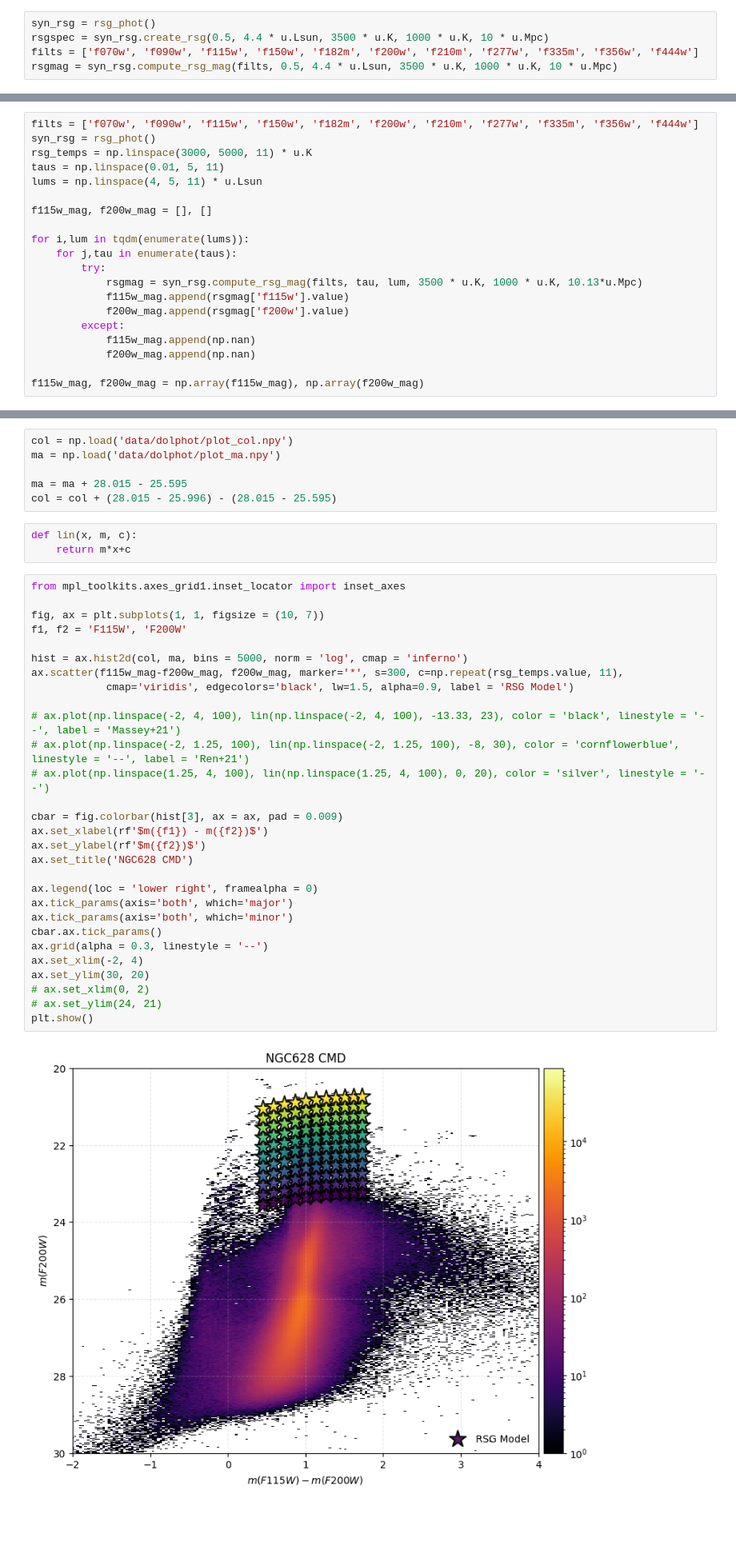
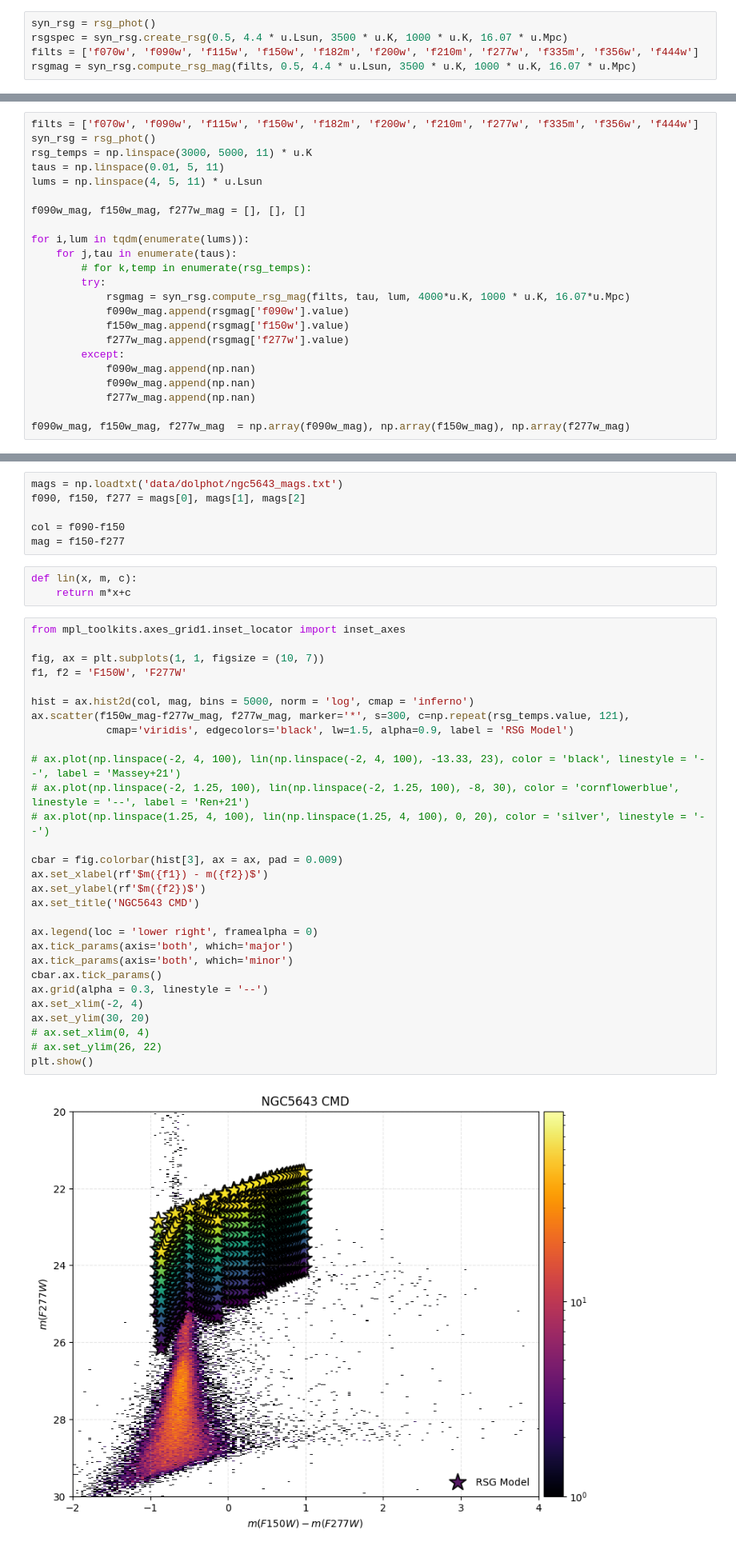
Before and after one commit to aswinsuresh24/rsg_phot, a Jupyter notebook: rsg_phot.ipynb, the cells around one changed output, grey strips where cells are left out. Shown at 80% size. Drawn from its saved outputs; the diff is of its cells as text; blank space fills up the shorter version.

```diff
--- a/rsg_phot.ipynb
+++ b/rsg_phot.ipynb
@@ -22,8 +20,8 @@ WARNING: Failed to load Vega spectrum from /Users/aswin/data/pandeia_hst_grp/red
 # %%
 syn_rsg = rsg_phot()
-rsgspec = syn_rsg.create_rsg(0.5, 4.4 * u.Lsun, 3500 * u.K, 1000 * u.K, 10 * u.Mpc)
+rsgspec = syn_rsg.create_rsg(0.5, 4.4 * u.Lsun, 3500 * u.K, 1000 * u.K, 16.07 * u.Mpc)
 filts = ['f070w', 'f090w', 'f115w', 'f150w', 'f182m', 'f200w', 'f210m', 'f277w', 'f335m', 'f356w', 'f444w']
-rsgmag = syn_rsg.compute_rsg_mag(filts, 0.5, 4.4 * u.Lsun, 3500 * u.K, 1000 * u.K, 10 * u.Mpc)
+rsgmag = syn_rsg.compute_rsg_mag(filts, 0.5, 4.4 * u.Lsun, 3500 * u.K, 1000 * u.K, 16.07 * u.Mpc)
 # %%
 wvs = rsgspec.waveset
 rsgspec(wvs)
@@ -54,17 +52,20 @@ rsg_temps = np.linspace(3000, 5000, 11) * u.K
 taus = np.linspace(0.01, 5, 11)
 lums = np.linspace(4, 5, 11) * u.Lsun
 
-f115w_mag, f200w_mag = [], []
+f090w_mag, f150w_mag, f277w_mag = [], [], []
 
 for i,lum in tqdm(enumerate(lums)):
     for j,tau in enumerate(taus):
+        # for k,temp in enumerate(rsg_temps):
         try:
-            rsgmag = syn_rsg.compute_rsg_mag(filts, tau, lum, 3500 * u.K, 1000 * u.K, 10.13*u.Mpc)
-            f115w_mag.append(rsgmag['f115w'].value)
-            f200w_mag.append(rsgmag['f200w'].value)
+            rsgmag = syn_rsg.compute_rsg_mag(filts, tau, lum, 4000*u.K, 1000 * u.K, 16.07*u.Mpc)
+            f090w_mag.append(rsgmag['f090w'].value)
+            f150w_mag.append(rsgmag['f150w'].value)
+            f277w_mag.append(rsgmag['f277w'].value)
         except:
-            f115w_mag.append(np.nan)
-            f200w_mag.append(np.nan)
+            f090w_mag.append(np.nan)
+            f090w_mag.append(np.nan)
+            f277w_mag.append(np.nan)
 
-f115w_mag, f200w_mag = np.array(f115w_mag), np.array(f200w_mag)
+f090w_mag, f150w_mag, f277w_mag  = np.array(f090w_mag), np.array(f150w_mag), np.array(f277w_mag)
 # %%
@@ -82,40 +83,40 @@ plt.grid(alpha=0.3, linestyle='--')
 # %%
-col = np.load('data/dolphot/plot_col.npy')
-ma = np.load('data/dolphot/plot_ma.npy')
+mags = np.loadtxt('data/dolphot/ngc5643_mags.txt')
+f090, f150, f277 = mags[0], mags[1], mags[2]
 
-ma = ma + 28.015 - 25.595
-col = col + (28.015 - 25.996) - (28.015 - 25.595)
+col = f090-f150
+mag = f150-f277
 # %%
 def lin(x, m, c):
     return m*x+c
 # %%
 from mpl_toolkits.axes_grid1.inset_locator import inset_axes
 
 fig, ax = plt.subplots(1, 1, figsize = (10, 7))
-f1, f2 = 'F115W', 'F200W'
+f1, f2 = 'F150W', 'F277W'
 
-hist = ax.hist2d(col, ma, bins = 5000, norm = 'log', cmap = 'inferno')
-ax.scatter(f115w_mag-f200w_mag, f200w_mag, marker='*', s=300, c=np.repeat(rsg_temps.value, 11),
+hist = ax.hist2d(col, mag, bins = 5000, norm = 'log', cmap = 'inferno')
+ax.scatter(f150w_mag-f277w_mag, f277w_mag, marker='*', s=300, c=np.repeat(rsg_temps.value, 121),
             cmap='viridis', edgecolors='black', lw=1.5, alpha=0.9, label = 'RSG Model')
 
 # ax.plot(np.linspace(-2, 4, 100), lin(np.linspace(-2, 4, 100), -13.33, 23), color = 'black', linestyle = '--', label = 'Massey+21')
 # ax.plot(np.linspace(-2, 1.25, 100), lin(np.linspace(-2, 1.25, 100), -8, 30), color = 'cornflowerblue', linestyle = '--', label = 'Ren+21')
 # ax.plot(np.linspace(1.25, 4, 100), lin(np.linspace(1.25, 4, 100), 0, 20), color = 'silver', linestyle = '--')
 
 cbar = fig.colorbar(hist[3], ax = ax, pad = 0.009)
 ax.set_xlabel(rf'$m({f1}) - m({f2})$')
 ax.set_ylabel(rf'$m({f2})$')
-ax.set_title('NGC628 CMD')
+ax.set_title('NGC5643 CMD')
 
 ax.legend(loc = 'lower right', framealpha = 0)
 ax.tick_params(axis='both', which='major')
 ax.tick_params(axis='both', which='minor')
 cbar.ax.tick_params()
 ax.grid(alpha = 0.3, linestyle = '--')
 ax.set_xlim(-2, 4)
 ax.set_ylim(30, 20)
-# ax.set_xlim(0, 2)
-# ax.set_ylim(24, 21)
+# ax.set_xlim(0, 4)
+# ax.set_ylim(26, 22)
 plt.show()
 # %% [output]
-[figure, old version]
+[figure, new version]
```
Also changed, not shown: parts of 13 cells of this notebook.
